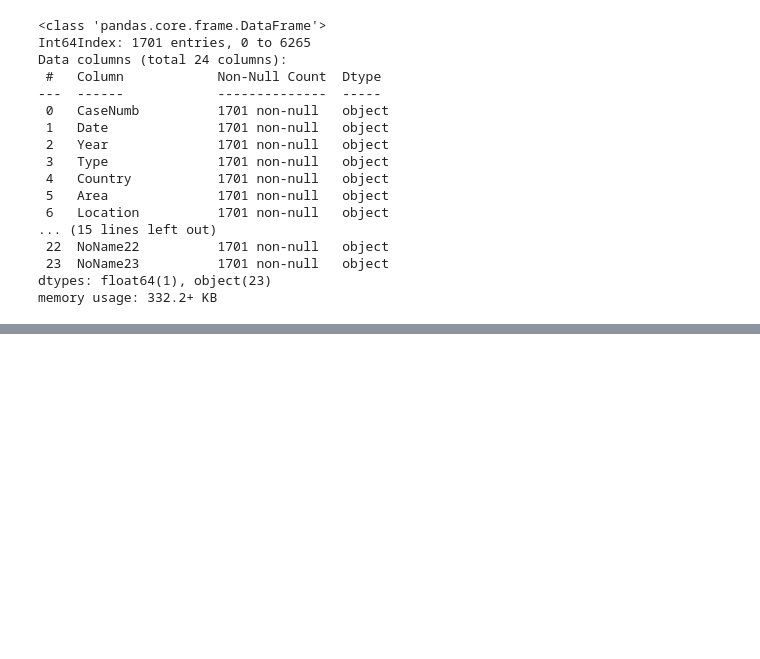
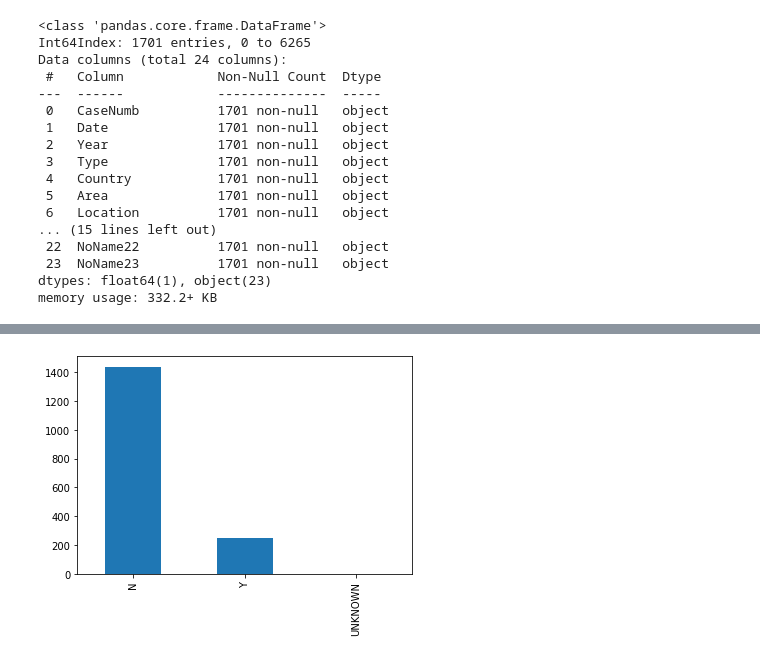
Before and after one commit to JaviPerez23/Proyecto-1, a Jupyter notebook: [Javi Perez] Proyecta 1 Limpieza.ipynb, the cells around one changed output, grey strips where cells are left out. Saved outputs shown, nothing was run; the diff lists cells and outputs as text; code cells hidden in the pictures; blank space fills up the shorter version.

```diff
--- a/[Javi Perez] Proyecta 1 Limpieza.ipynb
+++ b/[Javi Perez] Proyecta 1 Limpieza.ipynb
@@ -1520,0 +1717,4 @@ data.head()
+# %%
+data.Fatal_Yes_or_No.value_counts().plot.bar();
+# %% [output]
+[figure, added]
```
Also changed, not shown: parts of 59 cells of this notebook, 1 other file.
